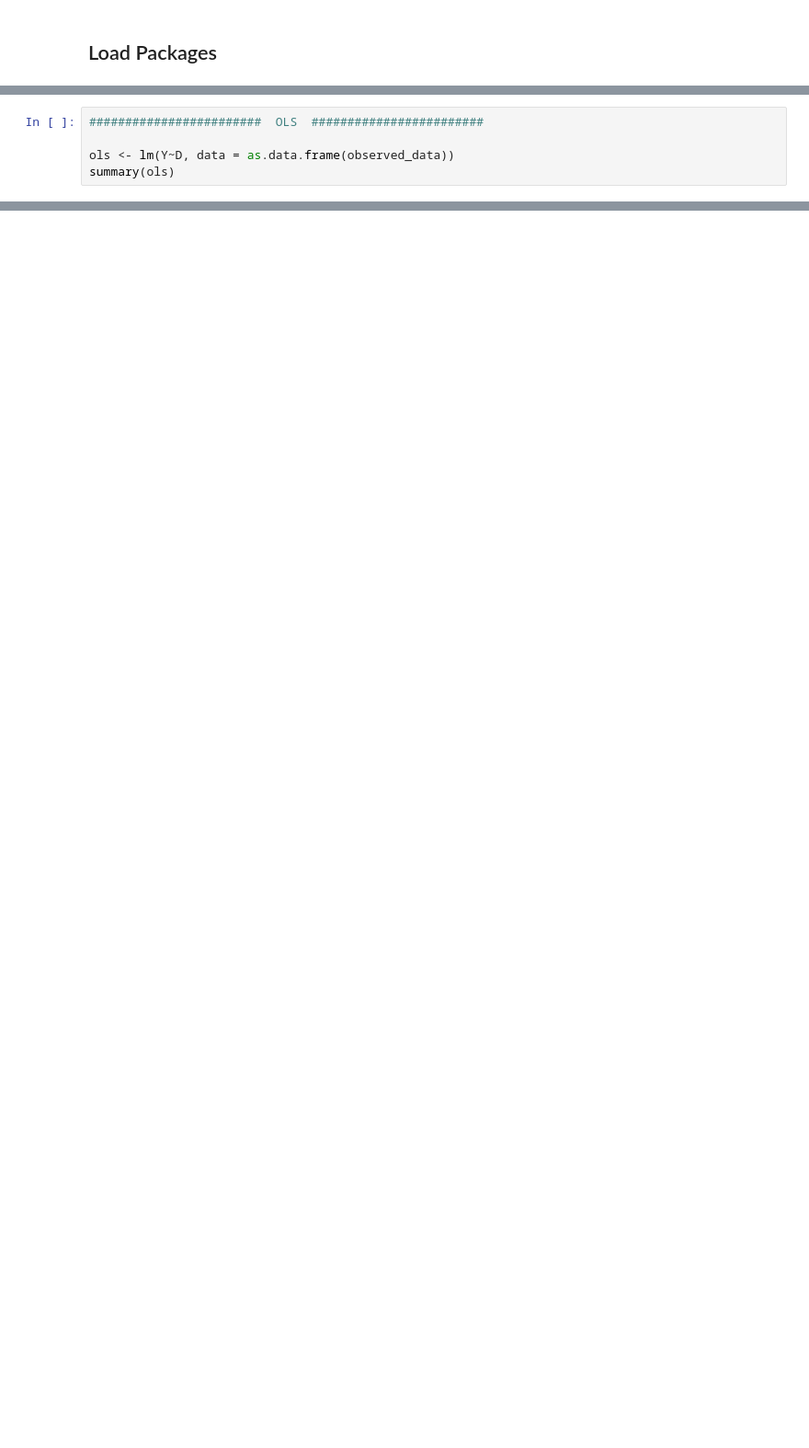
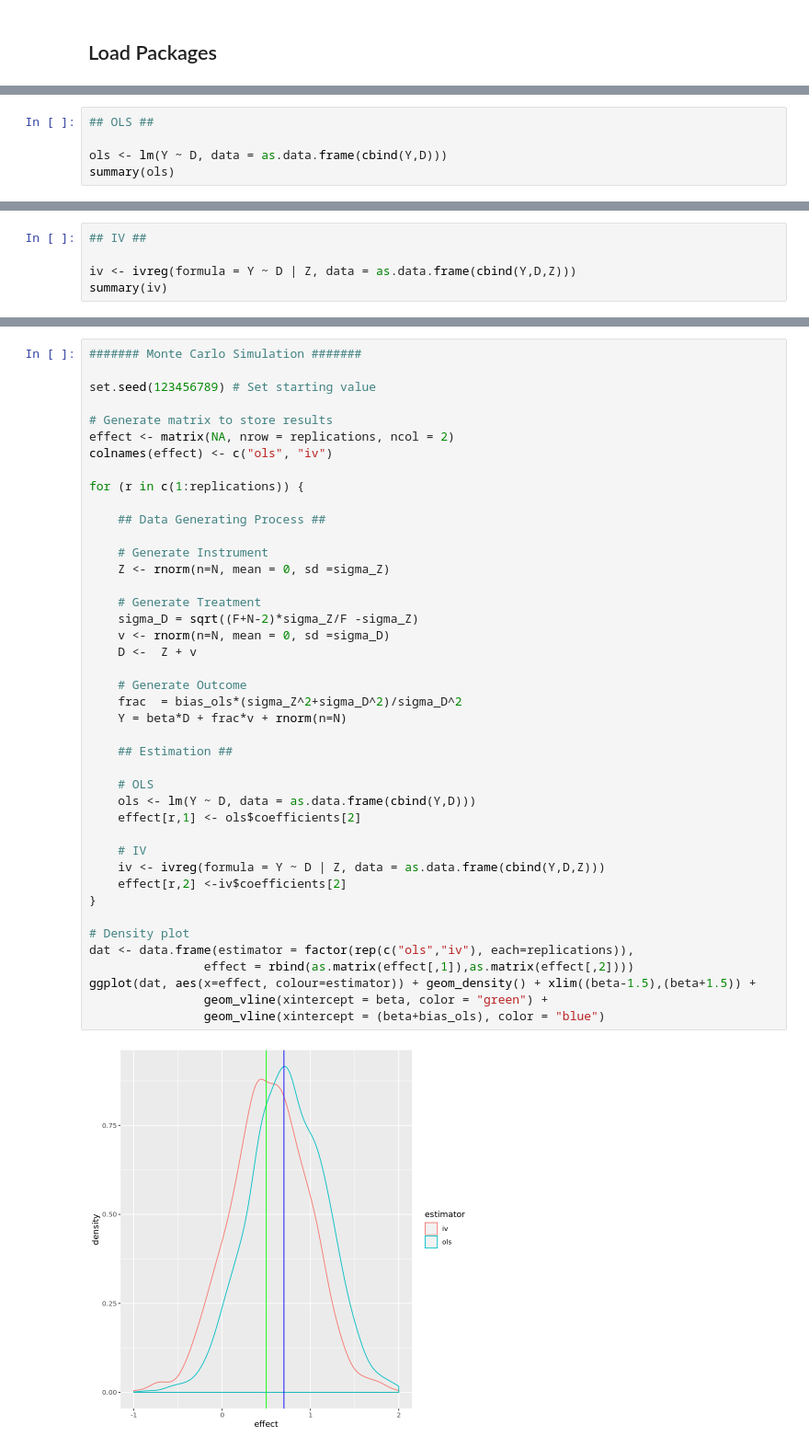
Before and after one commit to AStrittmatter/MEPP, a Jupyter notebook: weak_instrument.ipynb, the cells around one changed output, grey strips where cells are left out. Shown at 92% size. Drawn from its saved outputs; the diff is of its cells as text; blank space fills up the shorter version.

```diff
--- a/weak_instrument.ipynb
+++ b/weak_instrument.ipynb
@@ -125,7 +117,7 @@ Note that in this simple example the OLS estimator provides equivalent results.
 # %%
-########################  OLS  ########################
+## OLS ##
 
-ols <- lm(Y~D, data = as.data.frame(observed_data))
+ols <- lm(Y ~ D, data = as.data.frame(cbind(Y,D)))
 summary(ols)
 # %% [output]
 Call:
@@ -145,0 +140,5 @@ F-statistic: 0.0402 on 1 and 998 DF,  p-value: 0.8411
+# %%
+## IV ##
+
+iv <- ivreg(formula = Y ~ D | Z, data = as.data.frame(cbind(Y,D,Z)))
+summary(iv)
@@ -145,0 +165,44 @@ F-statistic: 0.0402 on 1 and 998 DF,  p-value: 0.8411
+# %%
+####### Monte Carlo Simulation #######
+
+set.seed(123456789) # Set starting value
+
+# Generate matrix to store results
+effect <- matrix(NA, nrow = replications, ncol = 2)
+colnames(effect) <- c("ols", "iv")
+
+for (r in c(1:replications)) {
+
+    ## Data Generating Process ##
+
+    # Generate Instrument
+    Z <- rnorm(n=N, mean = 0, sd =sigma_Z)
+
+    # Generate Treatment
+    sigma_D = sqrt((F+N-2)*sigma_Z/F -sigma_Z)
+    v <- rnorm(n=N, mean = 0, sd =sigma_D)
+    D <-  Z + v
+
+    # Generate Outcome
+    frac  = bias_ols*(sigma_Z^2+sigma_D^2)/sigma_D^2
+    Y = beta*D + frac*v + rnorm(n=N)
+
+    ## Estimation ##
+
+    # OLS
+    ols <- lm(Y ~ D, data = as.data.frame(cbind(Y,D)))
+    effect[r,1] <- ols$coefficients[2]
+
+    # IV
+    iv <- ivreg(formula = Y ~ D | Z, data = as.data.frame(cbind(Y,D,Z)))
+    effect[r,2] <-iv$coefficients[2]
+}
+
+# Density plot
+dat <- data.frame(estimator = factor(rep(c("ols","iv"), each=replications)),
+                effect = rbind(as.matrix(effect[,1]),as.matrix(effect[,2])))
+ggplot(dat, aes(x=effect, colour=estimator)) + geom_density() + xlim((beta-1.5),(beta+1.5)) +
+                geom_vline(xintercept = beta, color = "green") +
+                geom_vline(xintercept = (beta+bias_ols), color = "blue")
+# %% [output]
+[figure, added]
```
Also changed, not shown: parts of 34 cells of this notebook.
